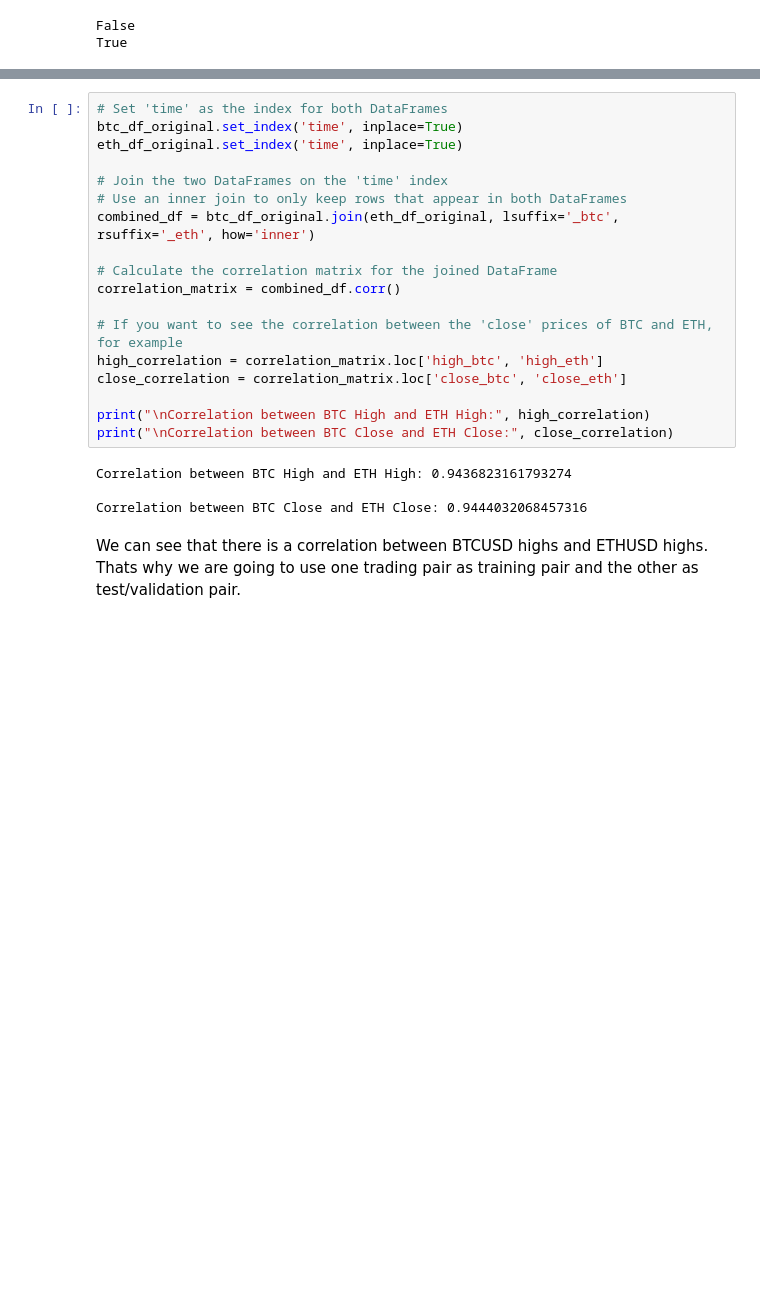
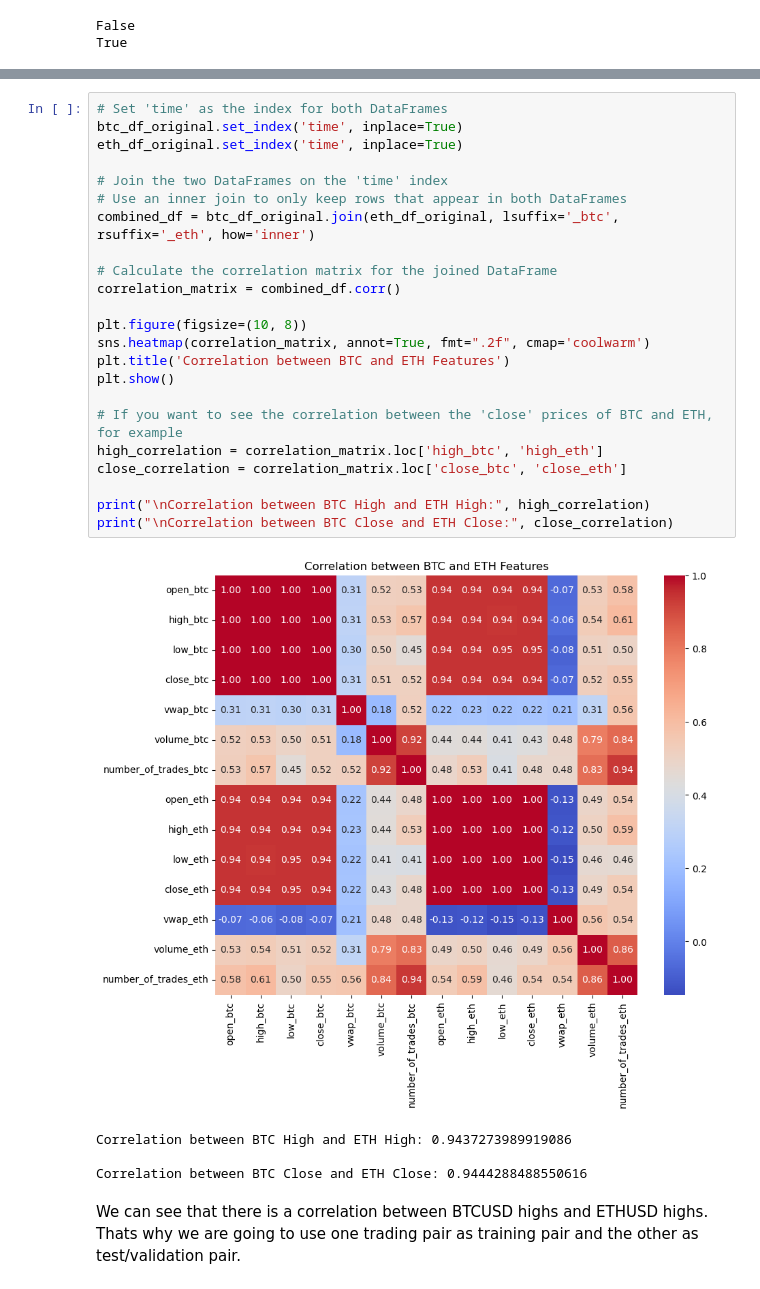
Before and after one commit to chlohs/udacity-ds-project4, a Jupyter notebook: crypto currency predictor.ipynb, the cells around one changed output, grey strips where cells are left out. Saved outputs shown, nothing was run; the diff lists cells and outputs as text; blank space fills up the shorter version.

```diff
--- a/crypto currency predictor.ipynb
+++ b/crypto currency predictor.ipynb
@@ -368,25 +527,31 @@ plt.show()
 # %%
 # Set 'time' as the index for both DataFrames
 btc_df_original.set_index('time', inplace=True)
 eth_df_original.set_index('time', inplace=True)
 
 # Join the two DataFrames on the 'time' index
 # Use an inner join to only keep rows that appear in both DataFrames
 combined_df = btc_df_original.join(eth_df_original, lsuffix='_btc', rsuffix='_eth', how='inner')
 
 # Calculate the correlation matrix for the joined DataFrame
 correlation_matrix = combined_df.corr()
 
+plt.figure(figsize=(10, 8))
+sns.heatmap(correlation_matrix, annot=True, fmt=".2f", cmap='coolwarm')
+plt.title('Correlation between BTC and ETH Features')
+plt.show()
+
 # If you want to see the correlation between the 'close' prices of BTC and ETH, for example
 high_correlation = correlation_matrix.loc['high_btc', 'high_eth']
 close_correlation = correlation_matrix.loc['close_btc', 'close_eth']
 
 print("\nCorrelation between BTC High and ETH High:", high_correlation)
 print("\nCorrelation between BTC Close and ETH Close:", close_correlation)
 # %% [output]
+[figure, added]
-Correlation between BTC High and ETH High: 0.9436823161793274
+Correlation between BTC High and ETH High: 0.9437273989919086
 
-Correlation between BTC Close and ETH Close: 0.9444032068457316
+Correlation between BTC Close and ETH Close: 0.9444288488550616
 # %% [markdown]
 We can see that there is a correlation between BTCUSD highs and ETHUSD highs. Thats why we are going to use one trading pair as training pair and the other as test/validation pair.
 # %% [markdown]
```
Also changed, not shown: parts of 57 cells of this notebook, 5 other files.
